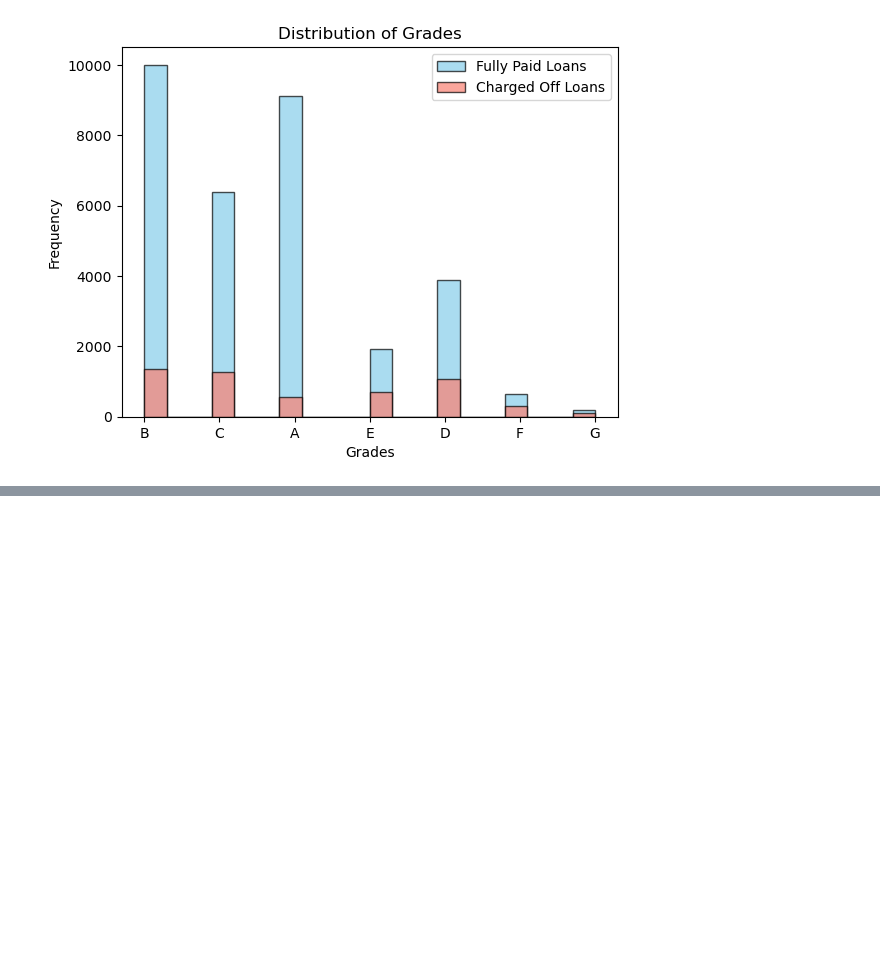
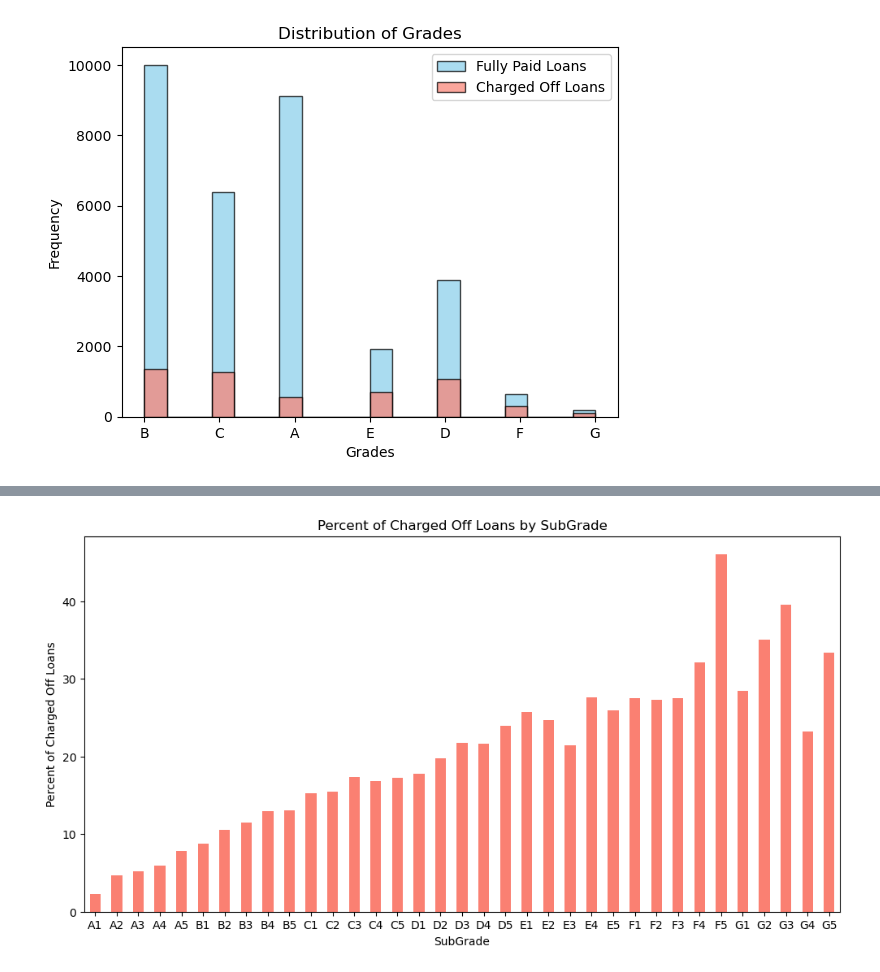
Before and after one commit to ashandish/Lending_Club_Case_Study, a Jupyter notebook: Ashish_Kumar_Sharma.ipynb, the cells around one changed output, grey strips where cells are left out. Cells and saved outputs as stored; diff of their text form; code cells hidden in the pictures; blank space fills up the shorter version.

Commit message:
Code for analysis of loan default against SubGrade added

```diff
--- a/Ashish_Kumar_Sharma.ipynb
+++ b/Ashish_Kumar_Sharma.ipynb
@@ -439,0 +440,24 @@ plt.show()
+# %%
+#Draw chart illustrating percent of bad loans per subgrade
+import pandas as pd
+import matplotlib.pyplot as plt
+
+df2 = pd.read_csv("C:\\Users\\riyan\\Downloads\\Case Study\\loan\\modified6_loan.csv")
+
+# Group by 'grade' and calculate the percentage of Charged Off loans
+charged_off_percent_by_subgrade = df2[df2['loan_status'] == 'Charged Off'].groupby('sub_grade').size() / df2.groupby('sub_grade').size() * 100
+# Set the size of the figure
+plt.figure(figsize=(12, 6))
+# Create a bar plot
+charged_off_percent_by_subgrade.plot(kind='bar', color='salmon')
+
+# Add labels and title
+plt.xlabel('SubGrade')
+plt.ylabel('Percent of Charged Off Loans')
+plt.title('Percent of Charged Off Loans by SubGrade')
+plt.xticks(rotation='horizontal')
+# Show the plot
+plt.show()
+ # Conclusion: SubGrade is a strong indicator of loan default. Lower SubGrades have higher chances of loan default
+# %% [output]
+[figure, added]
```
Also changed, not shown: parts of 2 cells of this notebook.
